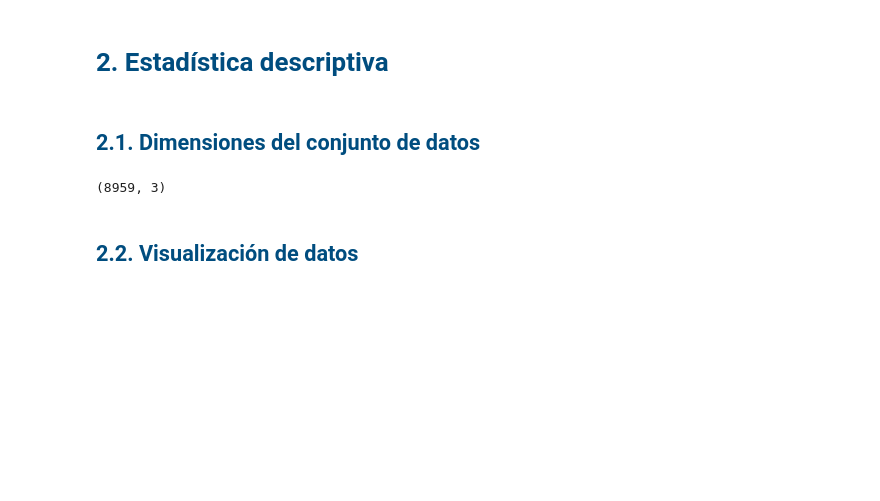
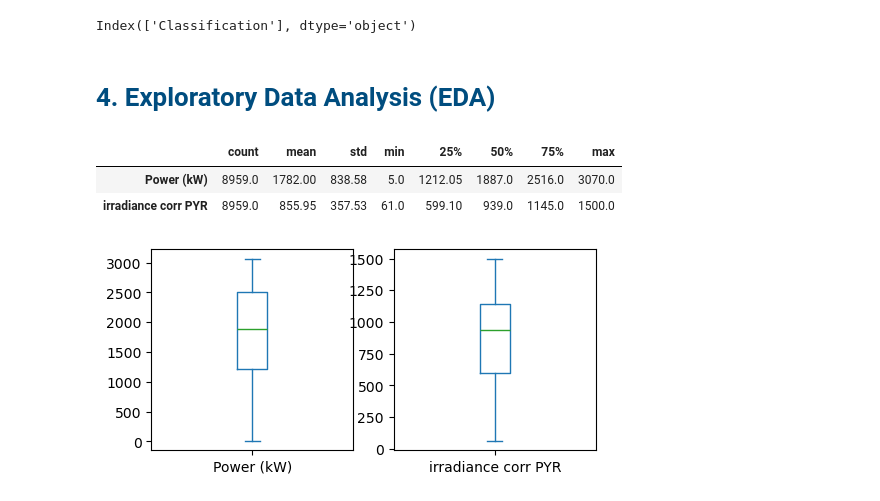
Before and after one commit to jtesotelo/Machine-Learning-Projects, a Jupyter notebook: classification_solar_inverter_failure/notebooks/Training_classificator_inverter_failure.ipynb, the cells around one changed output. Cells and saved outputs as stored; diff of their text form; code cells hidden in the pictures; blank space fills up the shorter version.

```diff
--- a/classification_solar_inverter_failure/notebooks/Training_classificator_inverter_failure.ipynb
+++ b/classification_solar_inverter_failure/notebooks/Training_classificator_inverter_failure.ipynb
@@ -61,16 +112,33 @@ dtype: object
+# %%
+#Defining input and output variables
+
+variables_input = ['Power (kW)','irradiance corr PYR']
+variables_output = dataset.drop(columns=variables_input).columns
+variables_output
+# %% [output]
+Index(['Classification'], dtype='object')
 # %% [markdown]
-<a id="section2"></a>
-# <font color="#004D7F"> 2. Estadística descriptiva</font>
+<a id="section4"></a>
+# <font color="#004D7F"> 4. Exploratory Data Analysis (EDA)</font>
-# %% [markdown]
-<a id="section21"></a>
-## <font color="#004D7F"> 2.1. Dimensiones del conjunto de datos</font>
-# %%
-dataset.shape
-# %% [output]
-(8959, 3)
-# %% [markdown]
-<a id="section22"></a>
-## <font color="#004D7F"> 2.2. Visualización de datos</font>
+# %%
+#Descriptive Statistic
+dataset.describe().T
+# %% [output]
+|  | count | mean | std | min | 25% | 50% | 75% | max |
+| Power (kW) | 8959.0 | 1782.00 | 838.58 | 5.0 | 1212.05 | 1887.0 | 2516.0 | 3070.0 |
+| irradiance corr PYR | 8959.0 | 855.95 | 357.53 | 61.0 | 599.10 | 939.0 | 1145.0 | 1500.0 |
+# %%
+#Verifying variables
+
+df_filter = dataset.iloc[:,:-1].copy()
+
+fig = plt.figure(figsize = (12,12))
+ax = fig.gca()
+df_filter.plot(ax=ax, kind='box', subplots=True, layout=(4,4), sharex=False, sharey=False)
+
+plt.show()
+# %% [output]
+[figure, added]
 # %%
 dataset.head()
 # %% [output]
```
Also changed, not shown: parts of 101 cells of this notebook, 6 other files.
